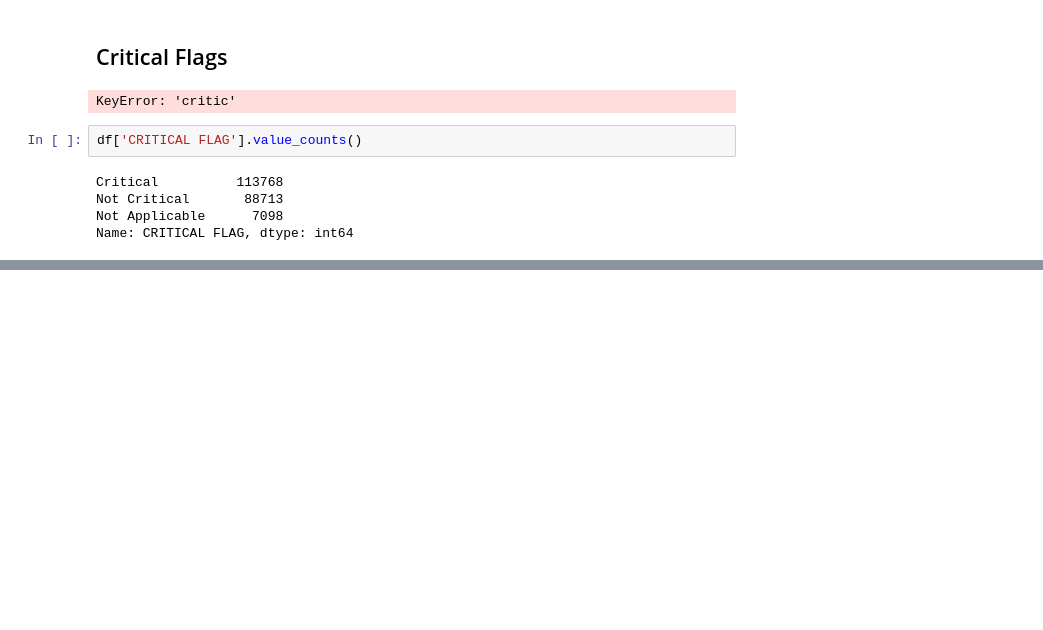
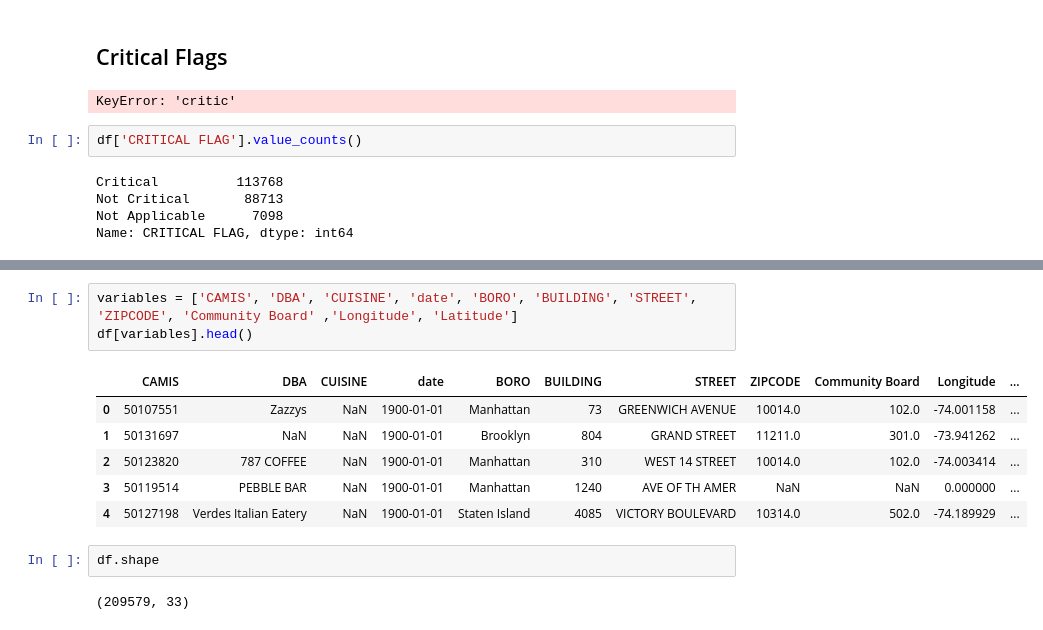
Before and after one commit to JacobMinkin/NYC_Restaurant_Health_Inspection, a Jupyter notebook: Project_1_Violations_cleaningup.ipynb, the cells around one changed output, grey strips where cells are left out. Saved outputs shown, nothing was run; the diff lists cells and outputs as text; blank space fills up the shorter version.

```diff
--- a/Project_1_Violations_cleaningup.ipynb
+++ b/Project_1_Violations_cleaningup.ipynb
@@ -189,0 +199,14 @@ Name: CRITICAL FLAG, dtype: int64
+# %%
+variables = ['CAMIS', 'DBA', 'CUISINE', 'date', 'BORO', 'BUILDING', 'STREET', 'ZIPCODE', 'Community Board' ,'Longitude', 'Latitude']
+df[variables].head()
+# %% [output]
+|  | CAMIS | DBA | CUISINE | date | BORO | BUILDING | STREET | ZIPCODE | Community Board | Longitude | ... |
+| 0 | 50107551 | Zazzys | NaN | 1900-01-01 | Manhattan | 73 | GREENWICH AVENUE | 10014.0 | 102.0 | -74.001158 | ... |
+| 1 | 50131697 | NaN | NaN | 1900-01-01 | Brooklyn | 804 | GRAND STREET | 11211.0 | 301.0 | -73.941262 | ... |
+| 2 | 50123820 | 787 COFFEE | NaN | 1900-01-01 | Manhattan | 310 | WEST 14 STREET | 10014.0 | 102.0 | -74.003414 | ... |
+| 3 | 50119514 | PEBBLE BAR | NaN | 1900-01-01 | Manhattan | 1240 | AVE OF TH AMER | NaN | NaN | 0.000000 | ... |
+| 4 | 50127198 | Verdes Italian Eatery | NaN | 1900-01-01 | Staten Island | 4085 | VICTORY BOULEVARD | 10314.0 | 502.0 | -74.189929 | ... |
+# %%
+df.shape
+# %% [output]
+(209579, 33)
```
Also changed, not shown: parts of 2 cells of this notebook, 7 other files.
